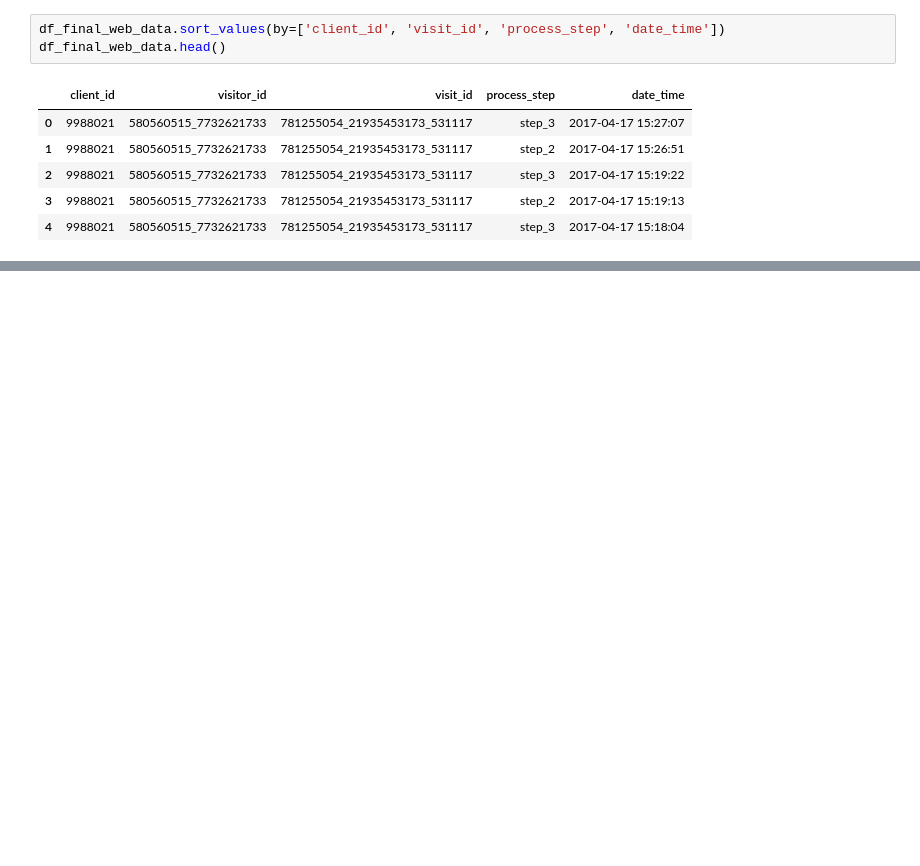
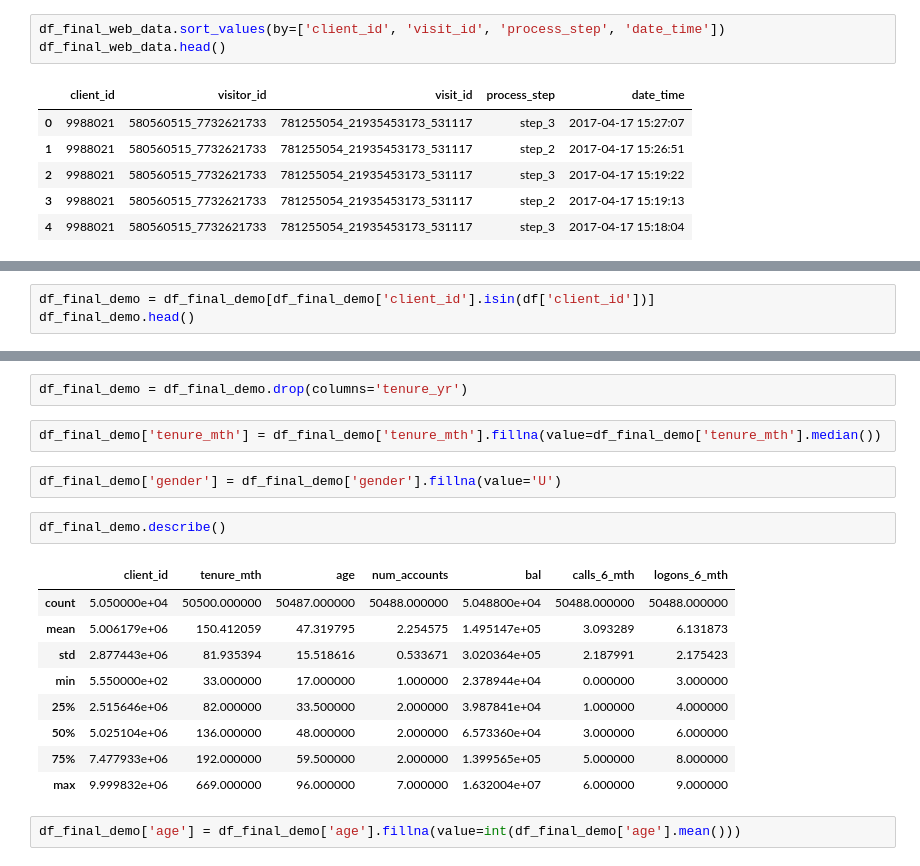
Before and after one commit to Aurelie75FR/Vangard--AB-Test, a Jupyter notebook: notebooks/load_and_clean_naeron.ipynb, the cells around one changed output, grey strips where cells are left out. Saved outputs shown, nothing was run; the diff lists cells and outputs as text; blank space fills up the shorter version.

```diff
--- a/notebooks/load_and_clean_naeron.ipynb
+++ b/notebooks/load_and_clean_naeron.ipynb
@@ -298,0 +193,3 @@ df_test_web_data1.head(20)
+# %%
+df_final_demo = df_final_demo[df_final_demo['client_id'].isin(df['client_id'])]
+df_final_demo.head()
@@ -298,0 +212,20 @@ df_test_web_data1.head(20)
+# %%
+df_final_demo = df_final_demo.drop(columns='tenure_yr')
+# %%
+df_final_demo['tenure_mth'] = df_final_demo['tenure_mth'].fillna(value=df_final_demo['tenure_mth'].median())
+# %%
+df_final_demo['gender'] = df_final_demo['gender'].fillna(value='U')
+# %%
+df_final_demo.describe()
+# %% [output]
+|  | client_id | tenure_mth | age | num_accounts | bal | calls_6_mth | logons_6_mth |
+| count | 5.050000e+04 | 50500.000000 | 50487.000000 | 50488.000000 | 5.048800e+04 | 50488.000000 | 50488.000000 |
+| mean | 5.006179e+06 | 150.412059 | 47.319795 | 2.254575 | 1.495147e+05 | 3.093289 | 6.131873 |
+| std | 2.877443e+06 | 81.935394 | 15.518616 | 0.533671 | 3.020364e+05 | 2.187991 | 2.175423 |
+| min | 5.550000e+02 | 33.000000 | 17.000000 | 1.000000 | 2.378944e+04 | 0.000000 | 3.000000 |
+| 25% | 2.515646e+06 | 82.000000 | 33.500000 | 2.000000 | 3.987841e+04 | 1.000000 | 4.000000 |
+| 50% | 5.025104e+06 | 136.000000 | 48.000000 | 2.000000 | 6.573360e+04 | 3.000000 | 6.000000 |
+| 75% | 7.477933e+06 | 192.000000 | 59.500000 | 2.000000 | 1.399565e+05 | 5.000000 | 8.000000 |
+| max | 9.999832e+06 | 669.000000 | 96.000000 | 7.000000 | 1.632004e+07 | 6.000000 | 9.000000 |
+# %%
+df_final_demo['age'] = df_final_demo['age'].fillna(value=int(df_final_demo['age'].mean()))
```
Also changed, not shown: parts of 28 cells of this notebook, 4 other files.
